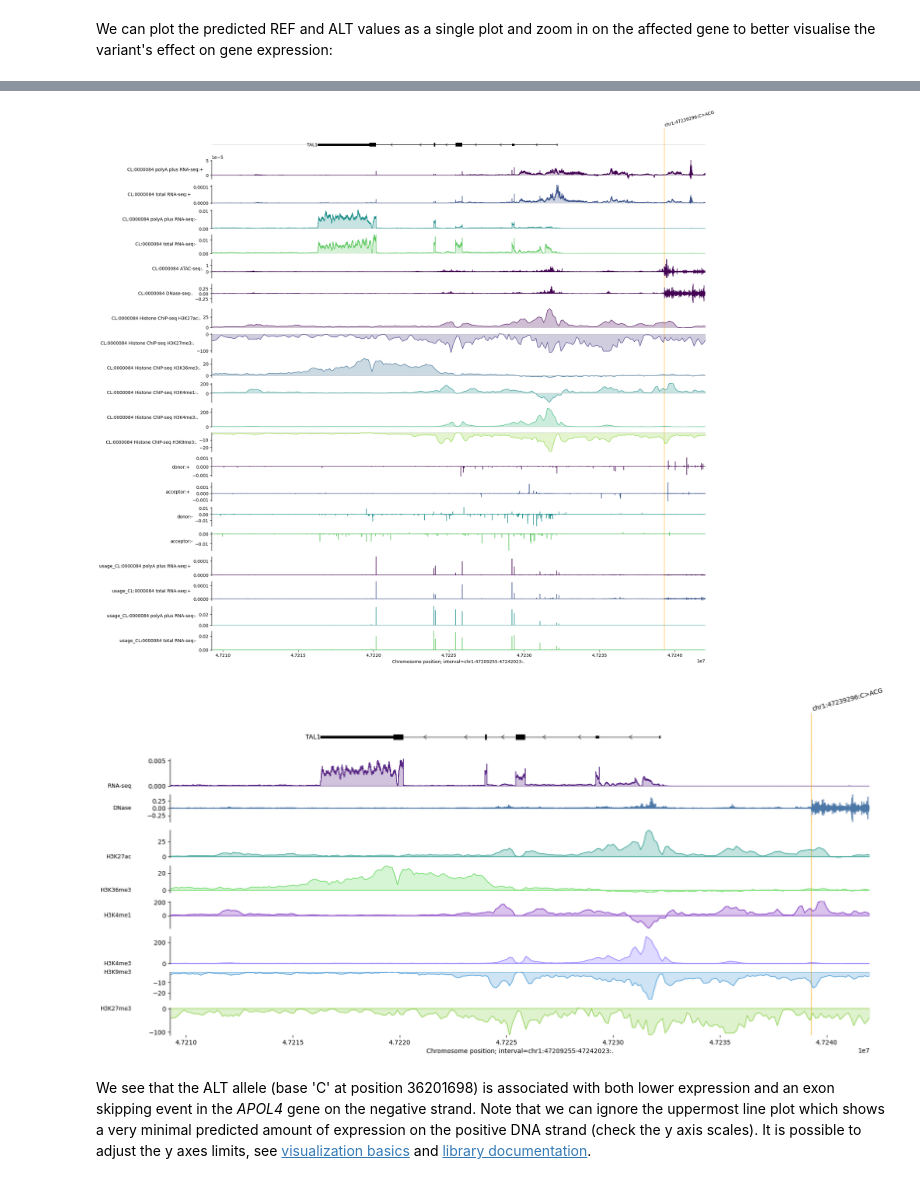
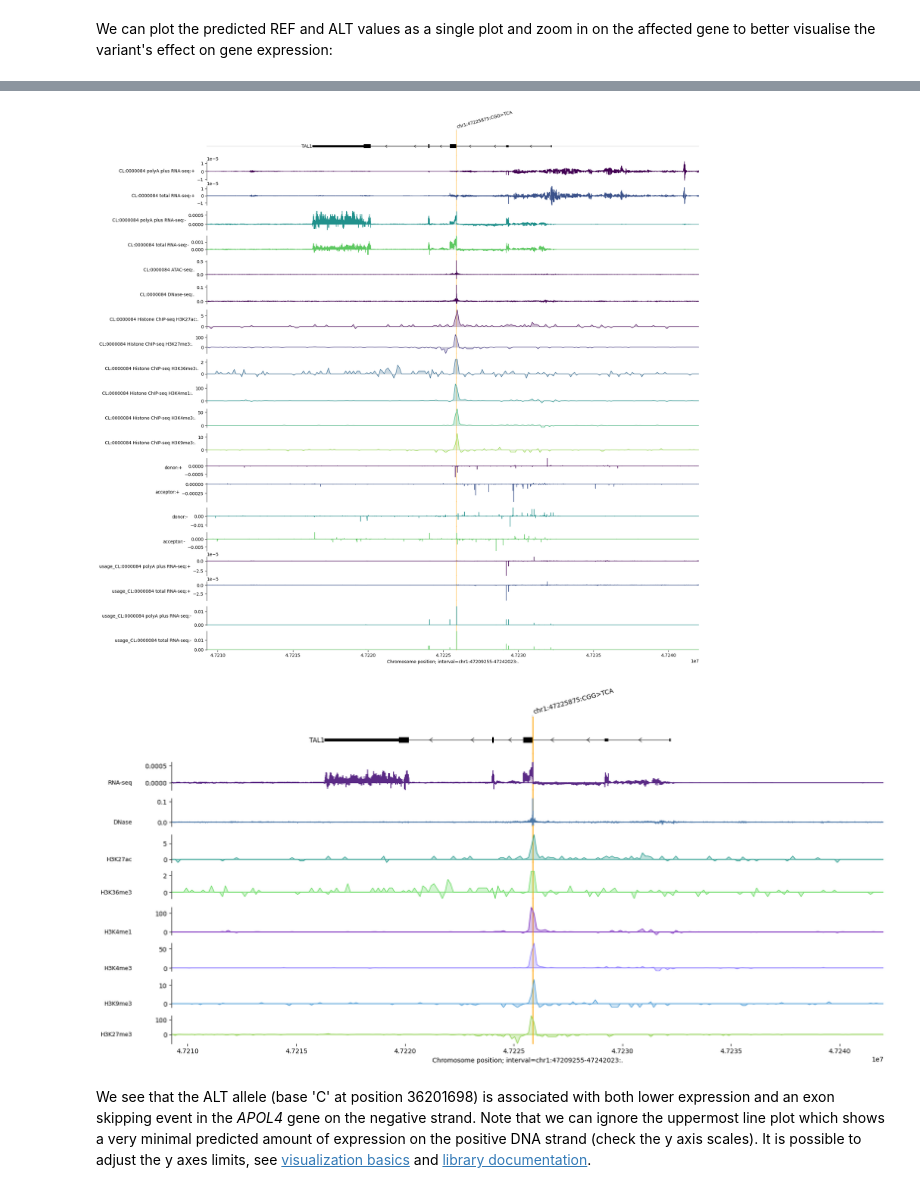
Before and after one commit to Benobivan/AlphaGenome, a Jupyter notebook: colabs/alphagenome_project_ben.ipynb, the cells around one changed output, grey strips where cells are left out. Drawn from its saved outputs; the diff is of its cells as text; code cells hidden in the pictures.

Commit message:
Stop codon 9 Basen nach Start

```diff
--- a/colabs/alphagenome_project_ben.ipynb
+++ b/colabs/alphagenome_project_ben.ipynb
@@ -370,3 +362,11 @@ variant = genome.Variant(
+# %%
+# BB triplet substitution on chr1 -> Stop codon 9 bases after Start
+variant = genome.Variant(
+    chromosome='chr1',
+    position=47225875,
+    reference_bases='CGG',
+    alternate_bases='TCA',
+)
 # %% [markdown]
 Next, we define the interval over which to make the REF and ALT predictions. A
 quick way to get a `genome.Interval` from a `genome.Variant` is by calling
@@ -706,13 +706,13 @@ for ax in fig.axes[1:]:
         )
 
 plt.savefig(
-    '/content/tal1_variant_effects_delta_filledclean_33kb_v2.png',
+    '/content/tal1_stopInsert_effects_delta_filledclean_33kb_v2.png',
     dpi=300,
     bbox_inches='tight'
 )
 plt.show()
 # %% [output]
-[figure, old version]
+[figure, new version]
 # %%
 # BB: TAL1 33 kb, fixed labels on zero line of the correct tracks
 
@@ -855,35 +855,35 @@ for ax, label, color in zip(signal_axes, labels, colors):
 
         line.set_color(color)
         line.set_linewidth(1.1)
 
         ax.fill_between(
             x, 0, y,
             color=color,
             alpha=0.28,
             linewidth=0,
             zorder=line.get_zorder() - 1
         )
 
     # place label exactly on the zero line of this axis
     trans = mtransforms.blended_transform_factory(ax.transAxes, ax.transData)
     ax.text(
         -0.055, 0, label,
         transform=trans,
         ha='right',
         va='center',
         fontsize=9,
         color='black',
         clip_on=False
     )
 
 plt.savefig(
-    '/content/tal1_fig6b_ordered_colored_33kb_labelsfixed_v2.png',
+    '/content/tal1_fig6b_stopInsert_33kb_labelsfixed_v2.png',
     dpi=300,
     bbox_inches='tight'
 )
 plt.show()
 # %% [output]
-[figure, old version]
+[figure, new version]
 # %% [markdown]
 We see that the ALT allele (base 'C' at position 36201698) is associated with
 both lower expression and an exon skipping event in the *APOL4* gene on the
```
Also changed, not shown: parts of 5 cells of this notebook.
